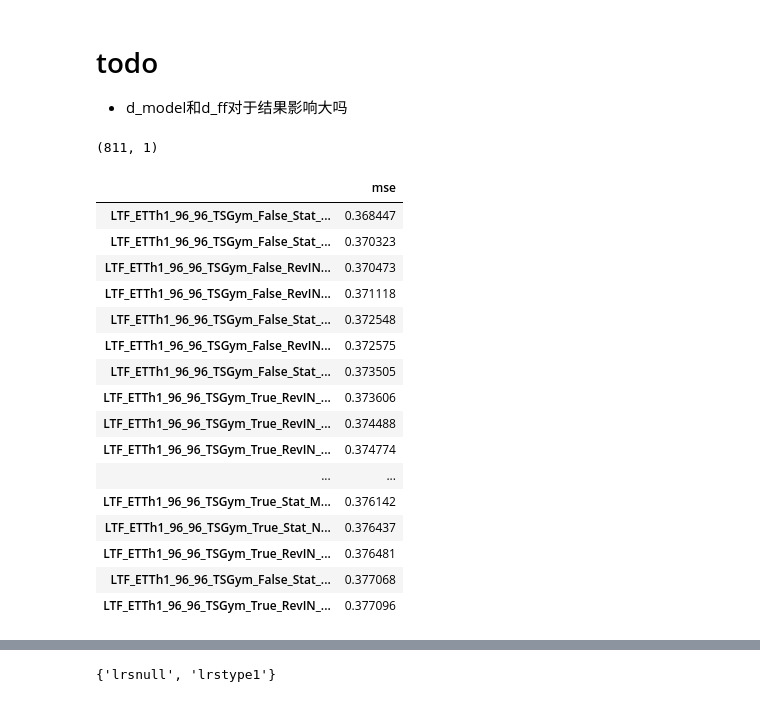
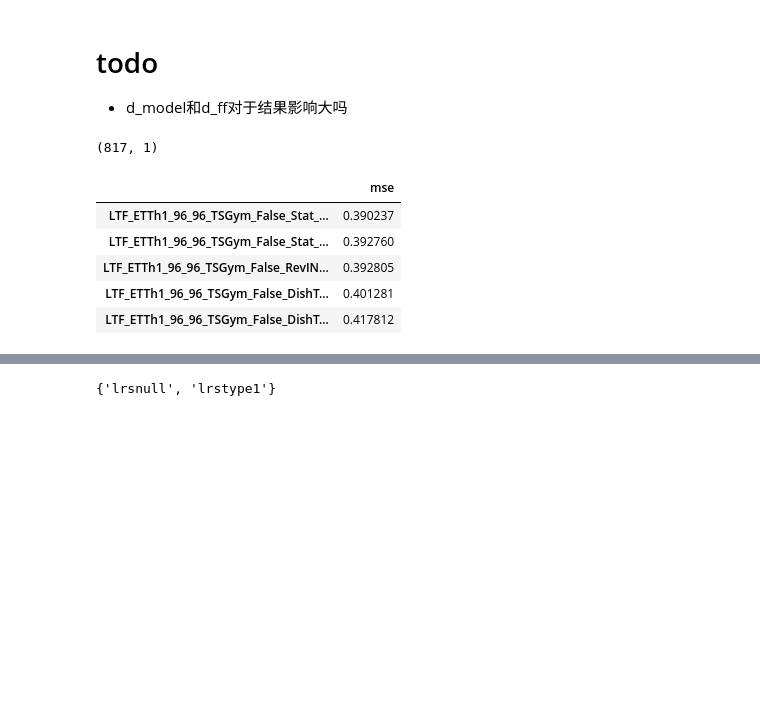
Before and after one commit to SUFE-AILAB/TSGym, a Jupyter notebook: notebooks/result_analysis_long_term_forecasting_gym.ipynb, the cells around one changed output, grey strips where cells are left out. Cells and saved outputs as stored; diff of their text form; code cells hidden in the pictures; blank space fills up the shorter version.

```diff
--- a/notebooks/result_analysis_long_term_forecasting_gym.ipynb
+++ b/notebooks/result_analysis_long_term_forecasting_gym.ipynb
@@ -16,18 +16,23 @@ dataset = 'ETTh1'
 pred_lens = [96] if dataset not in ['ili', 'fred-md', 'covid-19'] else [24]
 path_non_transformer = '/data/nishome/user1/minqi/TSGym/resultsGym_non_transformer'
 path_transformer = '/data/nishome/user1/minqi/TSGym/resultsGym_transformer'
-path_runtime = '/data/nishome/user1/minqi/TSGym/test_resultsGym_non_transformer'
+path_LLM = '/data/nishome/user1/minqi/TSGym/resultsGym_LLM'
+path_TSFM = '/data/nishome/user1/minqi/TSGym/resultsGym_TSFM'
 
 
 result_dict, runtime_dict = {}, {}
 for pred_len in pred_lens:
-    model_list = os.listdir(path_non_transformer) + os.listdir(path_transformer)
+    model_list = os.listdir(path_non_transformer) + os.listdir(path_transformer) + os.listdir(path_LLM) + os.listdir(path_TSFM)
     model_list = [_ for _ in model_list if f'pl{pred_len}' in _ and dataset in _]
     result_dict[pred_len], runtime_dict[pred_len] = {}, {}
     for model in model_list:
         try:
             if 'Transformer' in model:
                 result = np.load(os.path.join(path_transformer, model, 'metrics.npy'), allow_pickle=True)
+            elif 'LLM' in model:
+                result = np.load(os.path.join(path_LLM, model, 'metrics.npy'), allow_pickle=True)
+            elif 'TSFM' in model:
+                result = np.load(os.path.join(path_TSFM, model, 'metrics.npy'), allow_pickle=True)
             else:
                 result = np.load(os.path.join(path_non_transformer, model, 'metrics.npy'), allow_pickle=True)
 
@@ -50,35 +55,24 @@ for pred_len in pred_lens:
 # %%
 df = pd.DataFrame.from_dict(result_dict[96], orient='index') if dataset not in ['ili', 'fred-md', 'covid-19'] else pd.DataFrame.from_dict(result_dict[24], orient='index')
 print(df.shape)
 df.columns = ['mse']
 
 # df_runtime = pd.DataFrame.from_dict(runtime_dict[96], orient='index')
 # df_runtime.columns = ['runtime-per-epoch']
 
 # df = pd.concat([df, df_runtime], axis=1).dropna()
-# df = df.loc[[_ for _ in df.index if 'Transformer' in _]]
 
+df = df.loc[[_ for _ in df.index if 'LLM' in _ or 'TSFM' in _]]
 df.sort_values(by='mse').head(20)
 # df.sort_values(by='runtime-per-epoch', ascending=True).head(20)
 # %% [output]
-(811, 1)
+(817, 1)
 |  | mse |
-| LTF_ETTh1_96_96_TSGym_False_Stat_... | 0.368447 |
-| LTF_ETTh1_96_96_TSGym_False_Stat_... | 0.370323 |
-| LTF_ETTh1_96_96_TSGym_False_RevIN... | 0.370473 |
-| LTF_ETTh1_96_96_TSGym_False_RevIN... | 0.371118 |
-| LTF_ETTh1_96_96_TSGym_False_Stat_... | 0.372548 |
-| LTF_ETTh1_96_96_TSGym_False_RevIN... | 0.372575 |
-| LTF_ETTh1_96_96_TSGym_False_Stat_... | 0.373505 |
-| LTF_ETTh1_96_96_TSGym_True_RevIN_... | 0.373606 |
-| LTF_ETTh1_96_96_TSGym_True_RevIN_... | 0.374488 |
-| LTF_ETTh1_96_96_TSGym_True_RevIN_... | 0.374774 |
-| ... | ... |
-| LTF_ETTh1_96_96_TSGym_True_Stat_M... | 0.376142 |
-| LTF_ETTh1_96_96_TSGym_True_Stat_N... | 0.376437 |
-| LTF_ETTh1_96_96_TSGym_True_RevIN_... | 0.376481 |
-| LTF_ETTh1_96_96_TSGym_False_Stat_... | 0.377068 |
-| LTF_ETTh1_96_96_TSGym_True_RevIN_... | 0.377096 |
+| LTF_ETTh1_96_96_TSGym_False_Stat_... | 0.390237 |
+| LTF_ETTh1_96_96_TSGym_False_Stat_... | 0.392760 |
+| LTF_ETTh1_96_96_TSGym_False_RevIN... | 0.392805 |
+| LTF_ETTh1_96_96_TSGym_False_DishT... | 0.401281 |
+| LTF_ETTh1_96_96_TSGym_False_DishT... | 0.417812 |
 # %%
 # df = pd.DataFrame.from_dict(result_dict[192], orient='index')
 # df.columns = ['mse']
```
Also changed, not shown: parts of 1 cell of this notebook, 4 other files.
